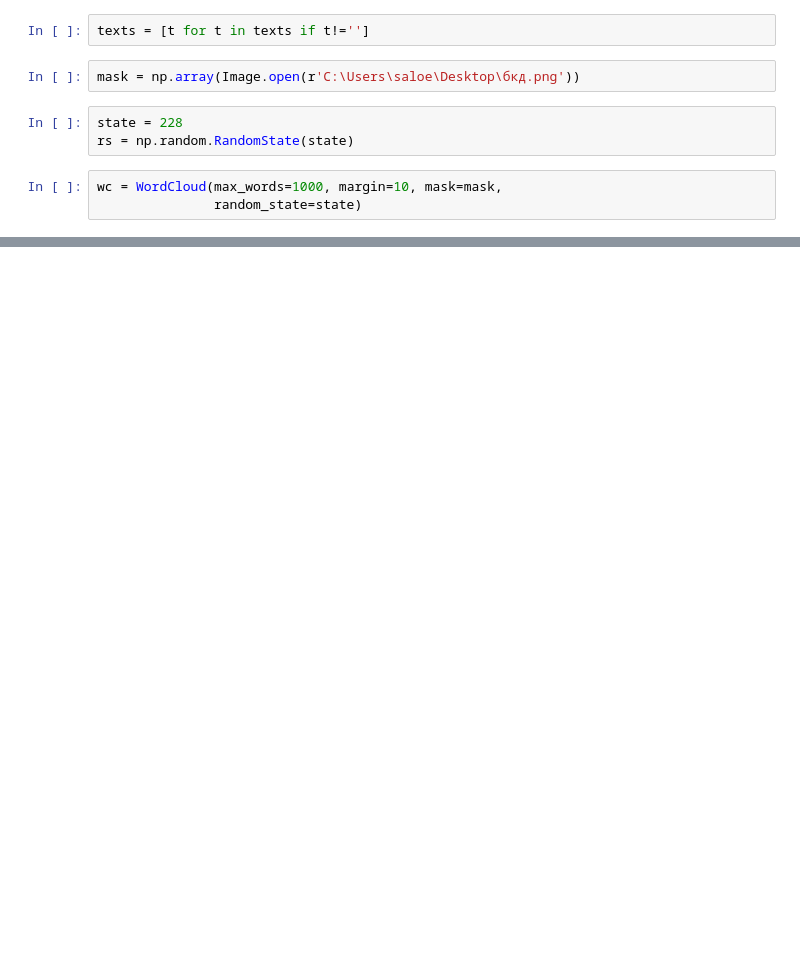
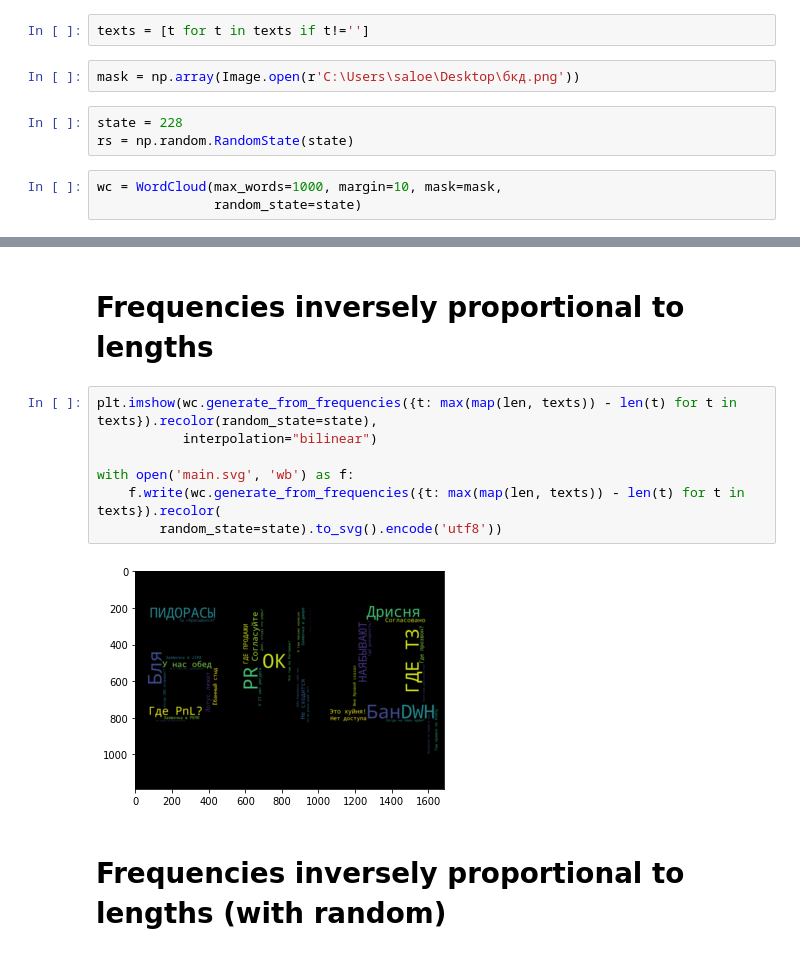
Before and after one commit to saloedov/bcd_farewell_project, a Jupyter notebook: main.ipynb, the cells around one changed output, grey strips where cells are left out. Saved outputs shown, nothing was run; the diff lists cells and outputs as text; blank space fills up the shorter version.

```diff
--- a/main.ipynb
+++ b/main.ipynb
@@ -76,3 +106,16 @@ plt.imshow(wc.generate_from_frequencies({t: max(map(len, texts))-len(t) for t in
+# %% [markdown]
+# Frequencies inversely proportional to lengths
+# %%
+plt.imshow(wc.generate_from_frequencies({t: max(map(len, texts)) - len(t) for t in texts}).recolor(random_state=state),
+           interpolation="bilinear")
+
+with open('main.svg', 'wb') as f:
+    f.write(wc.generate_from_frequencies({t: max(map(len, texts)) - len(t) for t in texts}).recolor(
+        random_state=state).to_svg().encode('utf8'))
+# %% [output]
+[figure, added]
+# %% [markdown]
+# Frequencies inversely proportional to lengths (with random)
 # %%
 rs = np.random.RandomState(state)
 plt.imshow(wc.generate_from_frequencies({t: (max(map(len, texts)) - len(t)) * rs.random() for t in texts}).recolor(
```
Also changed, not shown: parts of 11 cells of this notebook.
